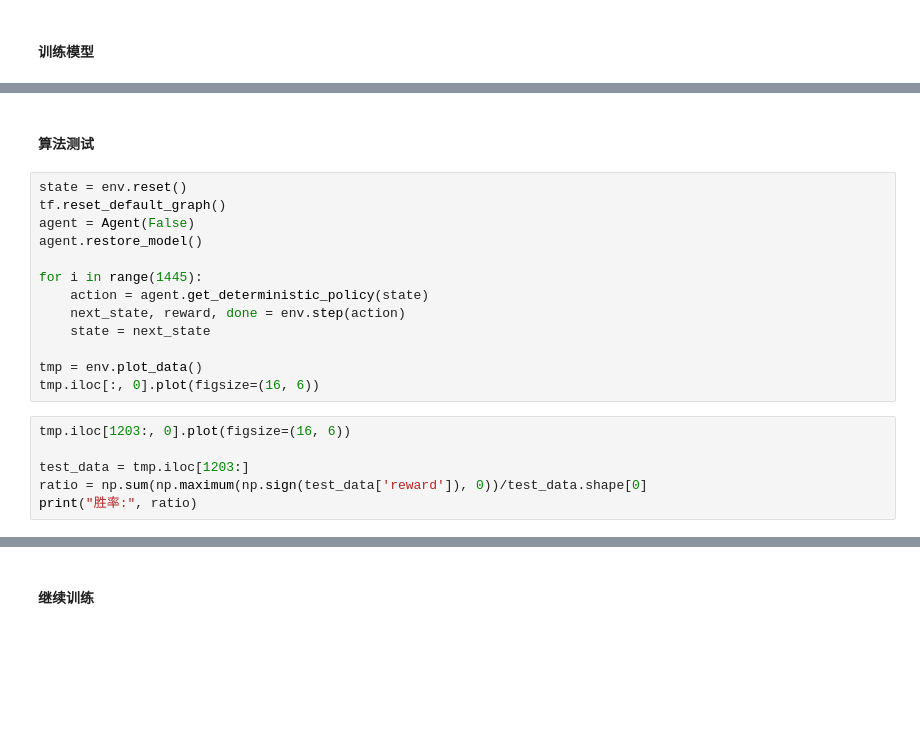
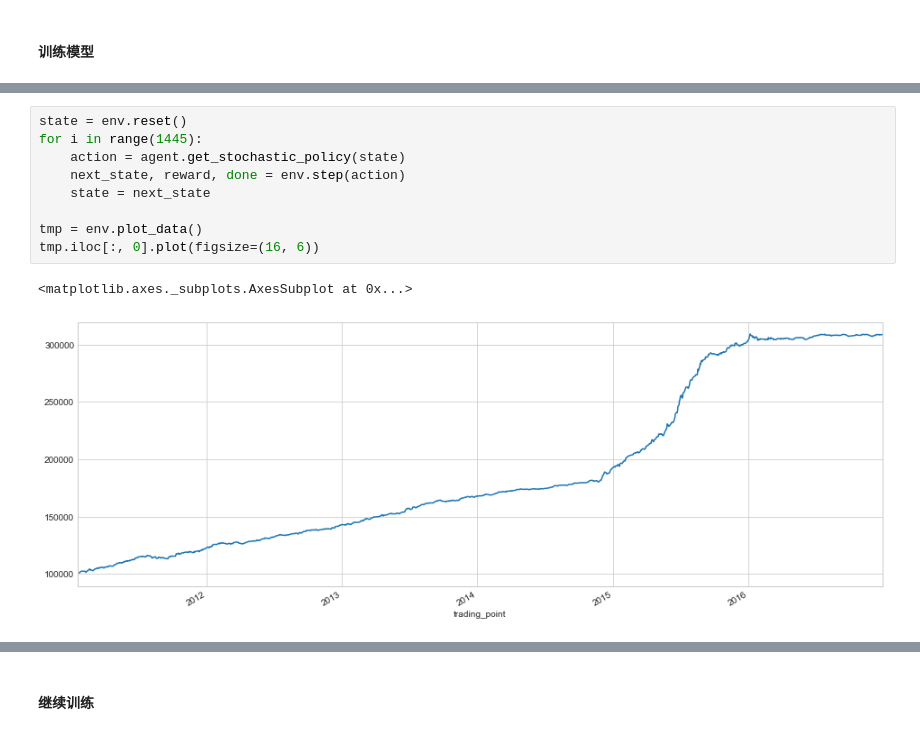
Before and after one commit to AlphaSmartDog/DeepLearningNotes, a Jupyter notebook: Note-5 DQN与HS300指数择时/D3QN_Scale/train_and_test.ipynb, the cells around one changed output, grey strips where cells are left out. Drawn from its saved outputs; the diff is of its cells as text; blank space fills up the shorter version.

```diff
--- a/Note-5 DQN与HS300指数择时/D3QN_Scale/train_and_test.ipynb
+++ b/Note-5 DQN与HS300指数择时/D3QN_Scale/train_and_test.ipynb
@@ -78,21 +86,12 @@ episode_value.plot(figsize=(12, 9))
-# %% [markdown]
-#### 算法测试
 # %%
 state = env.reset()
-tf.reset_default_graph()
-agent = Agent(False)
-agent.restore_model()
-
 for i in range(1445):
-    action = agent.get_deterministic_policy(state)
+    action = agent.get_stochastic_policy(state)
     next_state, reward, done = env.step(action)
     state = next_state
 
 tmp = env.plot_data()
 tmp.iloc[:, 0].plot(figsize=(16, 6))
+# %% [output]
+<matplotlib.axes._subplots.AxesSubplot at 0x...>
+[figure, added]
-# %%
-tmp.iloc[1203:, 0].plot(figsize=(16, 6))
-
-test_data = tmp.iloc[1203:]
-ratio = np.sum(np.maximum(np.sign(test_data['reward']), 0))/test_data.shape[0]
-print("胜率:", ratio)
```
Also changed, not shown: parts of 12 cells of this notebook, 38 other files.
